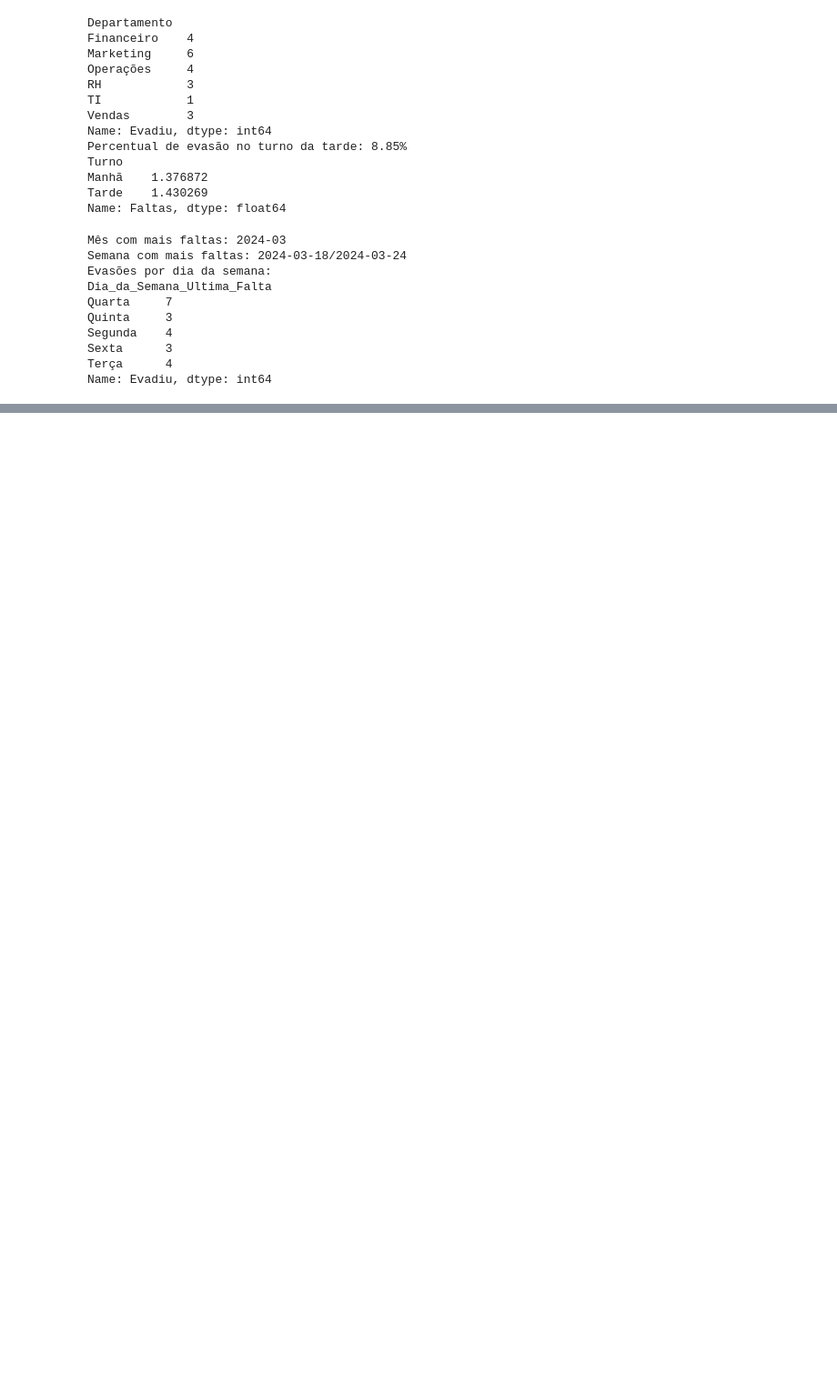
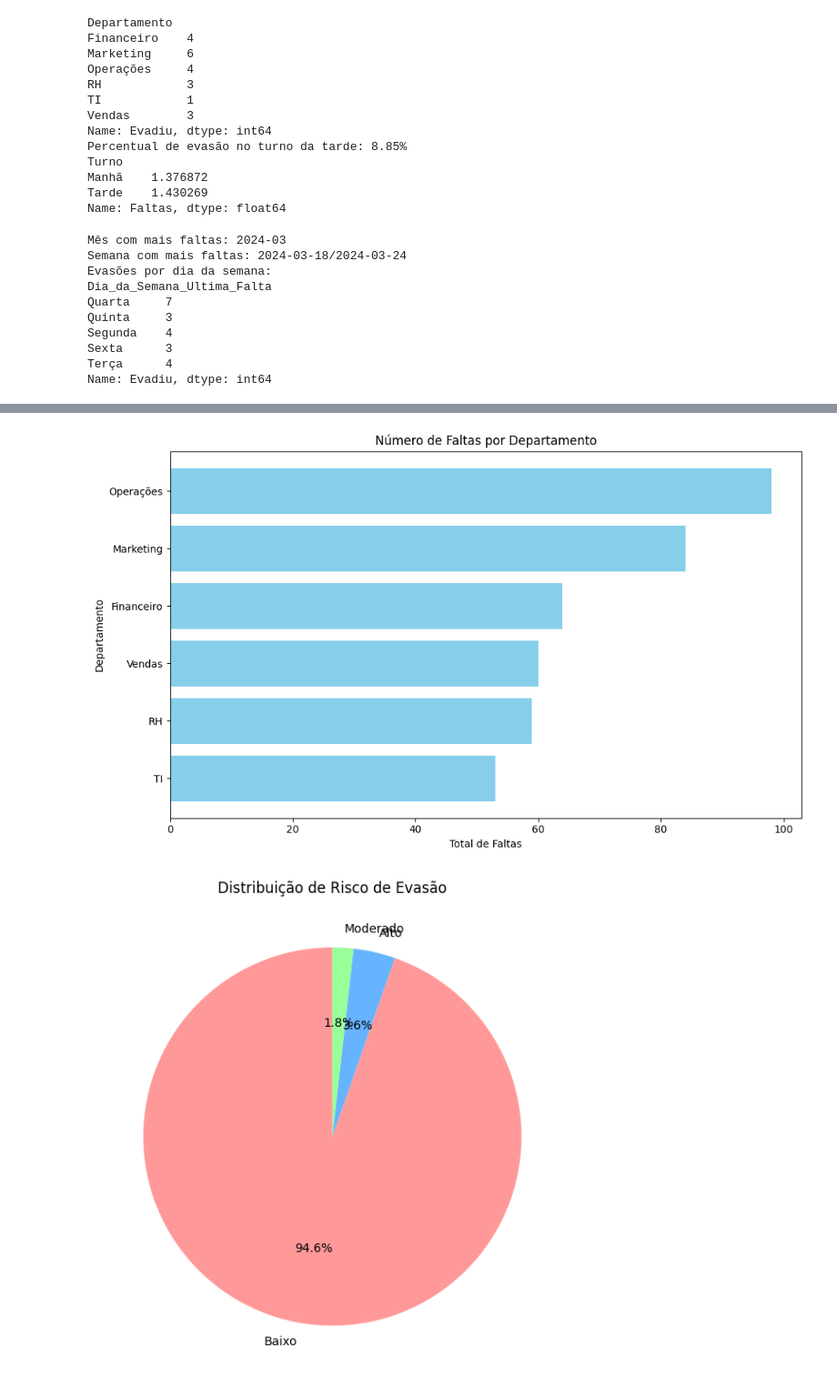
Before and after one commit to LucasManoLegal/Estruturas_de_Dados, a Jupyter notebook: Tratamento_Analise/desafio/analise.ipynb, the cells around one changed output, grey strips where cells are left out. Shown: that part at 91% size. Cells and saved outputs as stored; diff of their text form; code cells hidden in the pictures; blank space fills up the shorter version.

```diff
--- a/Tratamento_Analise/desafio/analise.ipynb
+++ b/Tratamento_Analise/desafio/analise.ipynb
@@ -135,0 +187,50 @@ Name: Risco_Evasao, dtype: object
+# %%
+# Exercício 7 – Visualizações Estratégicas
+# a) Gráfico de barras: número de faltas por departamento
+faltas_departamento = df.groupby('Departamento')['Faltas'].sum().sort_values()
+
+plt.figure(figsize=(10, 6))
+plt.barh(faltas_departamento.index, faltas_departamento.values, color='skyblue')
+plt.title('Número de Faltas por Departamento')
+plt.xlabel('Total de Faltas')
+plt.ylabel('Departamento')
+plt.tight_layout()
+plt.show()
+
+# b) Gráfico de pizza: distribuição de risco de evasão
+risco_counts = df_2['Risco_Evasao'].value_counts()
+labels = risco_counts.index
+sizes = risco_counts.values
+colors = ['#FF9999', '#66B3FF', '#99FF99']
+
+plt.figure(figsize=(6, 6))
+plt.pie(sizes, labels=labels, autopct='%1.1f%%', startangle=90, colors=colors)
+plt.title('Distribuição de Risco de Evasão')
+plt.tight_layout()
+plt.show()
+
+# c) Heatmap cruzando Turno e Risco_Evasao
+cross_tab = pd.crosstab(df_2['Turno'], df_2['Risco_Evasao'], normalize='index') * 100
+cross_tab = cross_tab.round(1)
+
+fig, ax = plt.subplots(figsize=(8, 6))
+cax = ax.matshow(cross_tab.values, cmap='Blues')
+
+# Adiciona os valores nas células
+for (i, j), val in np.ndenumerate(cross_tab.values):
+    ax.text(j, i, f'{val:.1f}%', ha='center', va='center', color='black')
+
+# Definições dos eixos
+ax.set_xticks(range(len(cross_tab.columns)))
+ax.set_xticklabels(cross_tab.columns)
+ax.set_yticks(range(len(cross_tab.index)))
+ax.set_yticklabels(cross_tab.index)
+plt.xlabel('Risco de Evasão')
+plt.ylabel('Turno')
+plt.title('Heatmap: Turno vs Risco de Evasão (%)')
+plt.colorbar(cax)
+plt.tight_layout()
+plt.show()
+# %% [output]
+[figure, added]
+[figure, added]
```
Also changed, not shown: parts of 6 cells of this notebook, 1 other file.
